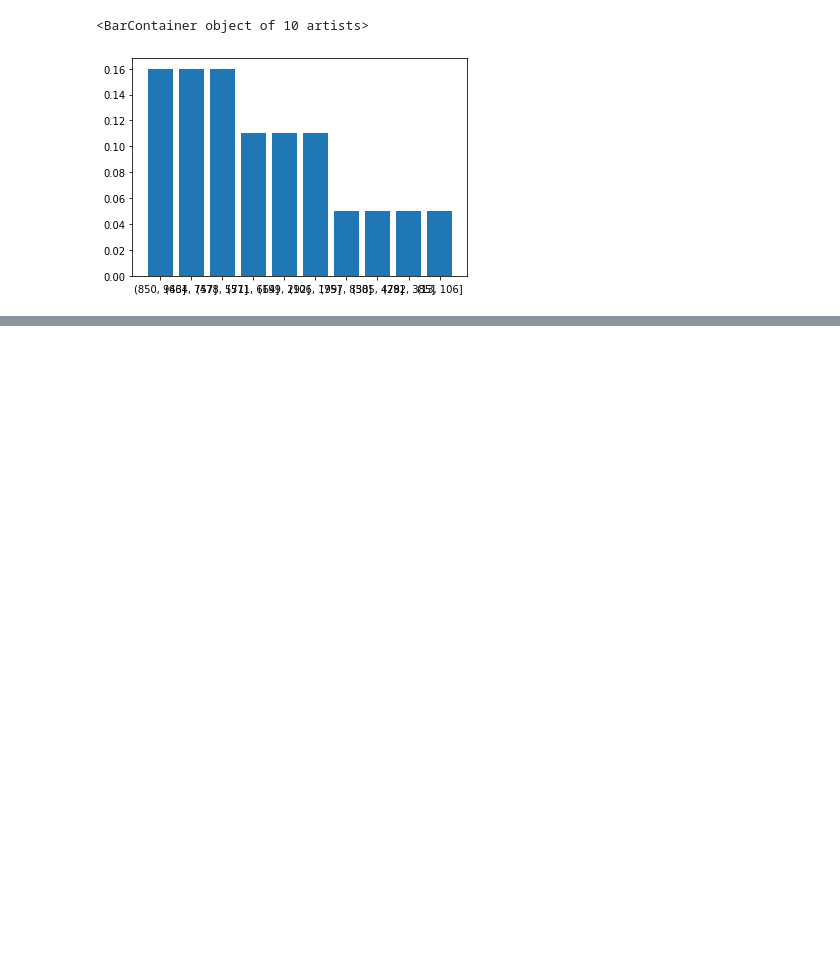
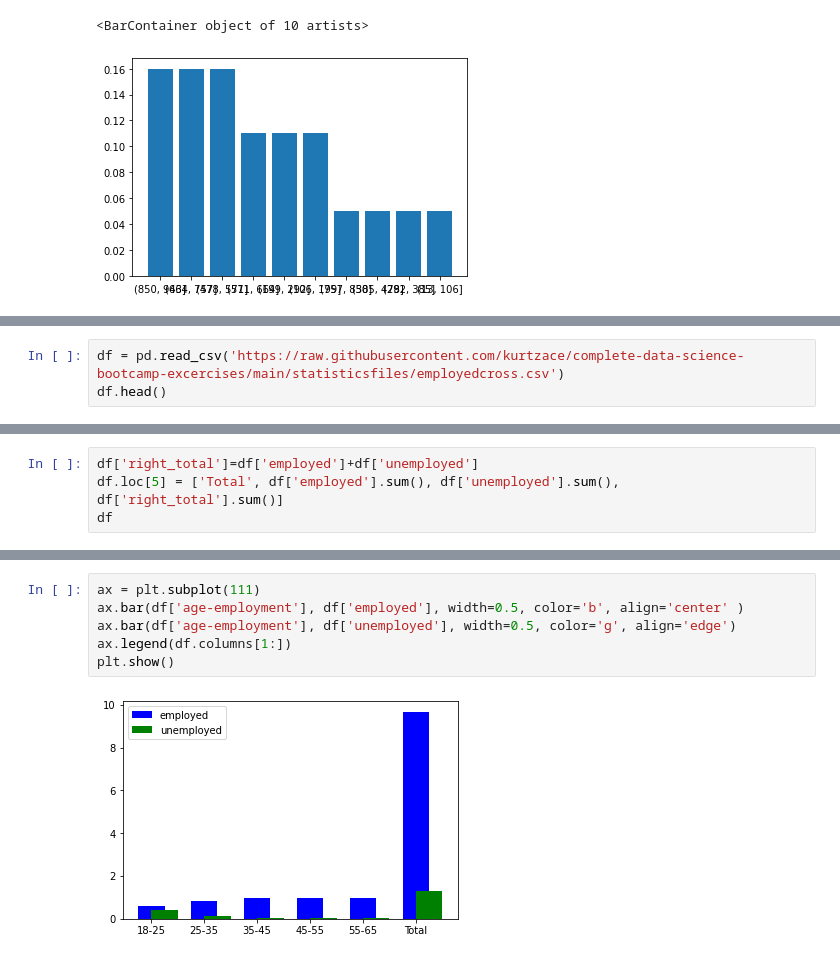
Before and after one commit to kurtzace/complete-data-science-bootcamp-excercises, a Jupyter notebook: Statistics.ipynb, the cells around one changed output, grey strips where cells are left out. Drawn from its saved outputs; the diff is of its cells as text; blank space fills up the shorter version.

```diff
--- a/Statistics.ipynb
+++ b/Statistics.ipynb
@@ -138,0 +183,3 @@ plt.bar(df["index_str"],df['relFreq'])
+# %%
+df = pd.read_csv('https://raw.githubusercontent.com/kurtzace/complete-data-science-bootcamp-excercises/main/statisticsfiles/employedcross.csv')
+df.head()
@@ -138,0 +193,4 @@ plt.bar(df["index_str"],df['relFreq'])
+# %%
+df['right_total']=df['employed']+df['unemployed']
+df.loc[5] = ['Total', df['employed'].sum(), df['unemployed'].sum(), df['right_total'].sum()]
+df
@@ -138,0 +205,8 @@ plt.bar(df["index_str"],df['relFreq'])
+# %%
+ax = plt.subplot(111)
+ax.bar(df['age-employment'], df['employed'], width=0.5, color='b', align='center' )
+ax.bar(df['age-employment'], df['unemployed'], width=0.5, color='g', align='edge')
+ax.legend(df.columns[1:])
+plt.show()
+# %% [output]
+[figure, added]
```
Also changed, not shown: parts of 7 cells of this notebook.
